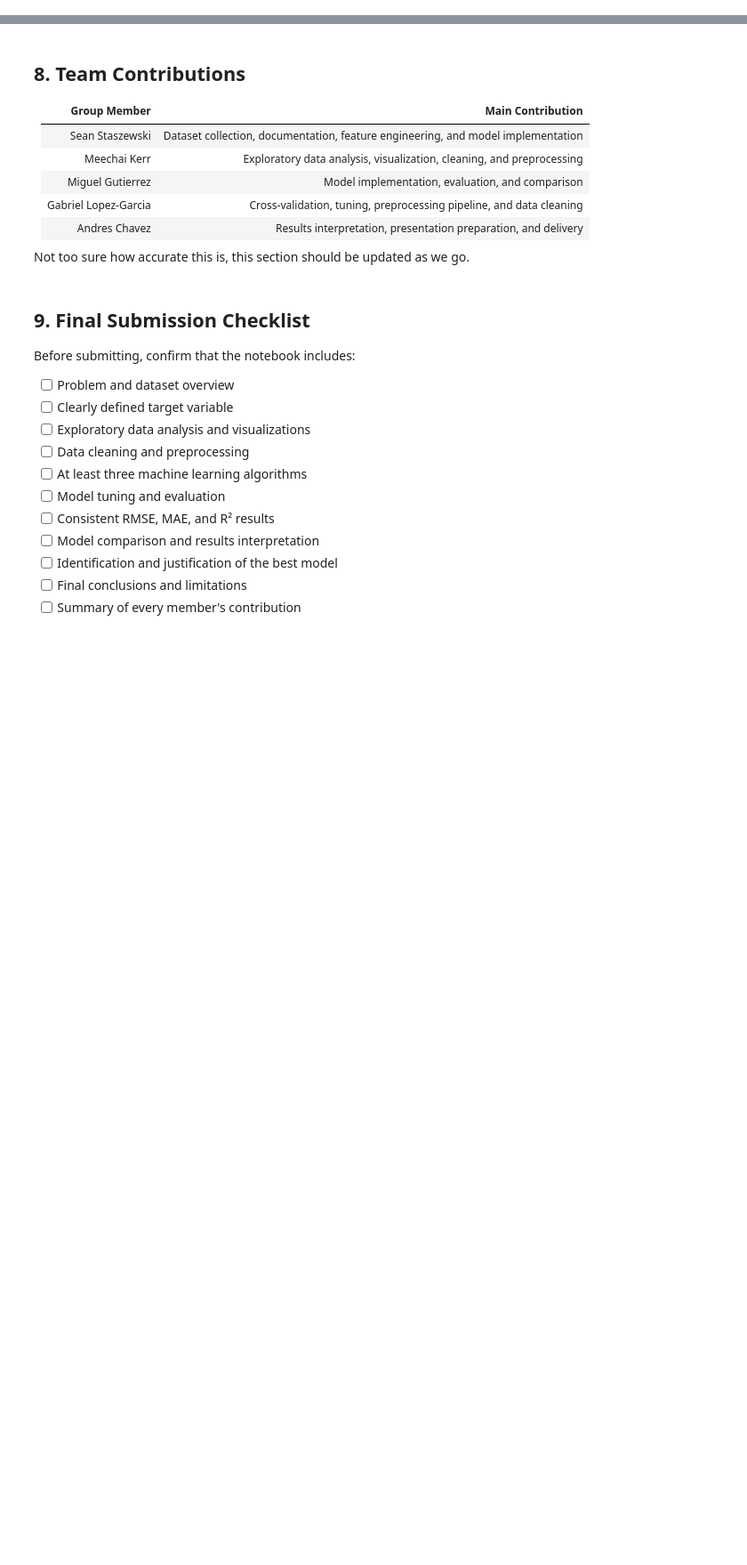
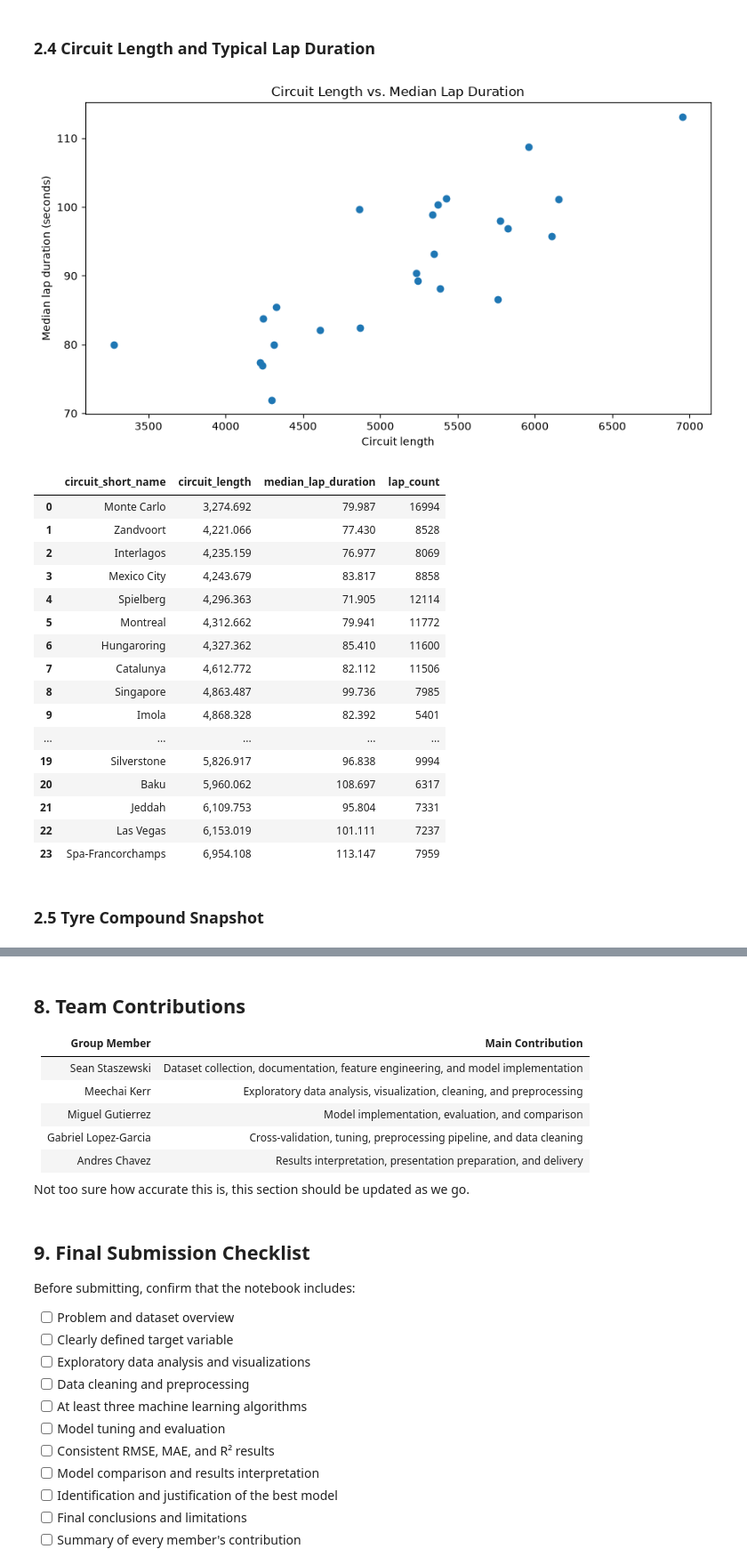
Before and after one commit to Sean-Staszewski/F1-Grand-Prix-Predictor, a Jupyter notebook: Project_Notebook_Results.ipynb, the cells around one changed output, grey strips where cells are left out. Shown at 89% size. Drawn from its saved outputs; the diff is of its cells as text; code cells hidden in the pictures; blank space fills up the shorter version.

```diff
--- a/Project_Notebook_Results.ipynb
+++ b/Project_Notebook_Results.ipynb
@@ -125,0 +328,52 @@ team_name count: 15
+# %% [markdown]
+### 2.4 Circuit Length and Typical Lap Duration
+# %%
+required = {"circuit_short_name", "circuit_length", TARGET}
+if required.issubset(df_raw.columns):
+    circuit_summary = (
+        df_raw[list(required)]
+        .assign(
+            circuit_length=lambda x: pd.to_numeric(x["circuit_length"], errors="coerce"),
+            lap_duration=lambda x: pd.to_numeric(x[TARGET], errors="coerce"),
+        )
+        .dropna()
+        .groupby("circuit_short_name", as_index=False)
+        .agg(
+            circuit_length=("circuit_length", "median"),
+            median_lap_duration=(TARGET, "median"),
+            lap_count=(TARGET, "size"),
+        )
+    )
+
+    plt.figure(figsize=(9, 5))
+    plt.scatter(circuit_summary["circuit_length"], circuit_summary["median_lap_duration"])
+    plt.xlabel("Circuit length")
+    plt.ylabel("Median lap duration (seconds)")
+    plt.title("Circuit Length vs. Median Lap Duration")
+    plt.tight_layout()
+    plt.show()
+
+    display(circuit_summary.sort_values("circuit_length").reset_index(drop=True))
+else:
+    print("Circuit-length analysis skipped because one or more required columns are missing.")
+# %% [output]
+[figure, added]
+|  | circuit_short_name | circuit_length | median_lap_duration | lap_count |
+| 0 | Monte Carlo | 3,274.692 | 79.987 | 16994 |
+| 1 | Zandvoort | 4,221.066 | 77.430 | 8528 |
+| 2 | Interlagos | 4,235.159 | 76.977 | 8069 |
+| 3 | Mexico City | 4,243.679 | 83.817 | 8858 |
+| 4 | Spielberg | 4,296.363 | 71.905 | 12114 |
+| 5 | Montreal | 4,312.662 | 79.941 | 11772 |
+| 6 | Hungaroring | 4,327.362 | 85.410 | 11600 |
+| 7 | Catalunya | 4,612.772 | 82.112 | 11506 |
+| 8 | Singapore | 4,863.487 | 99.736 | 7985 |
+| 9 | Imola | 4,868.328 | 82.392 | 5401 |
+| ... | ... | ... | ... | ... |
+| 19 | Silverstone | 5,826.917 | 96.838 | 9994 |
+| 20 | Baku | 5,960.062 | 108.697 | 6317 |
+| 21 | Jeddah | 6,109.753 | 95.804 | 7331 |
+| 22 | Las Vegas | 6,153.019 | 101.111 | 7237 |
+| 23 | Spa-Francorchamps | 6,954.108 | 113.147 | 7959 |
+# %% [markdown]
+### 2.5 Tyre Compound Snapshot
```
Also changed, not shown: parts of 44 cells of this notebook.
